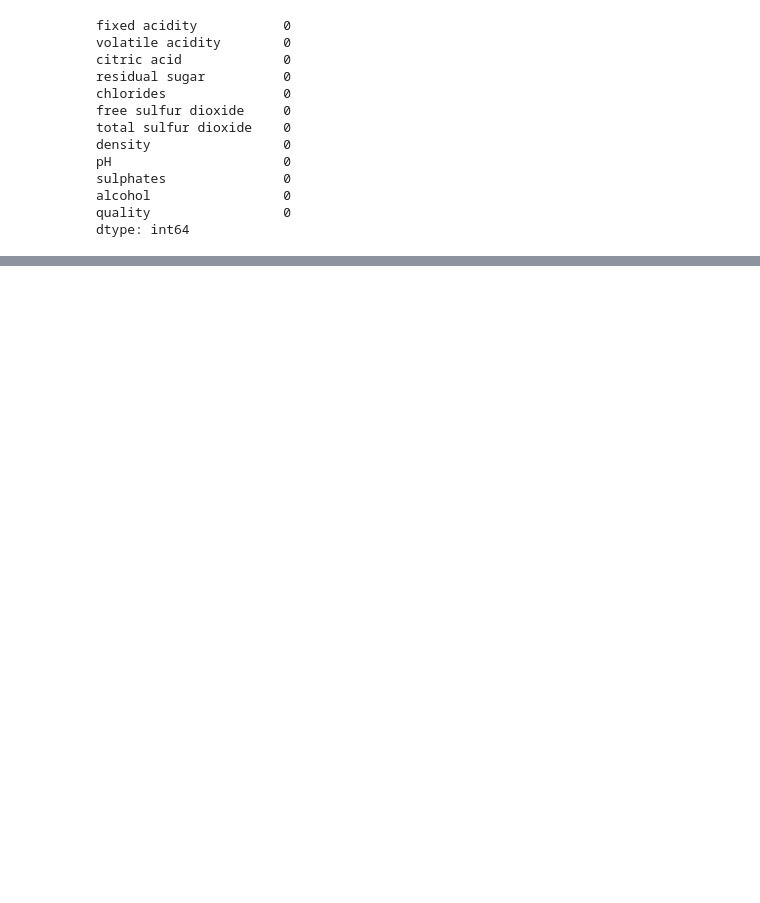
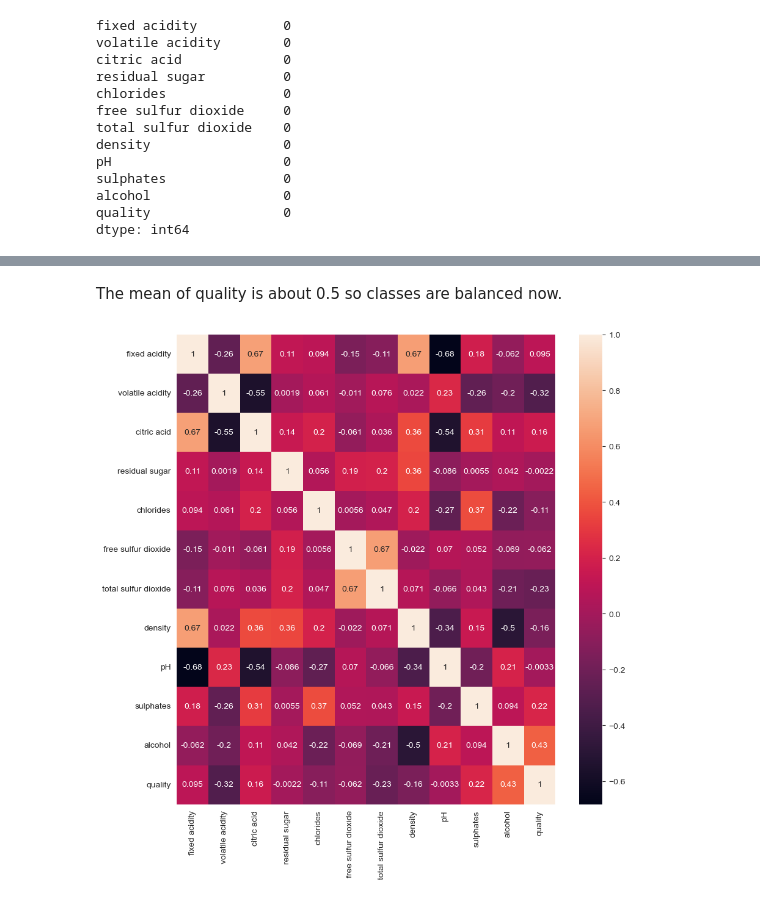
Before and after one commit to Hidennnn/WineQuality, a Jupyter notebook: data_exploring.ipynb, the cells around one changed output, grey strips where cells are left out. Cells and saved outputs as stored; diff of their text form; code cells hidden in the pictures; blank space fills up the shorter version.

```diff
--- a/data_exploring.ipynb
+++ b/data_exploring.ipynb
@@ -79,0 +72,4 @@ No missing values.
+# %%
+df = pd.read_csv('winequality-red.csv')
+# %%
+df['quality'] = df['quality'].transform(lambda x: 0 if x <= 5 else 1)
@@ -79,0 +88,10 @@ No missing values.
+# %% [markdown]
+The mean of quality is about 0.5 so classes are balanced now.
+# %%
+corr_matrix = df.corr()
+plt.rcParams.update({'font.size': 10})
+plt.figure(figsize=(10, 10))
+sns.heatmap(corr_matrix, annot=True)
+plt.show()
+# %% [output]
+[figure, added]
```
Also changed, not shown: parts of 16 cells of this notebook.
